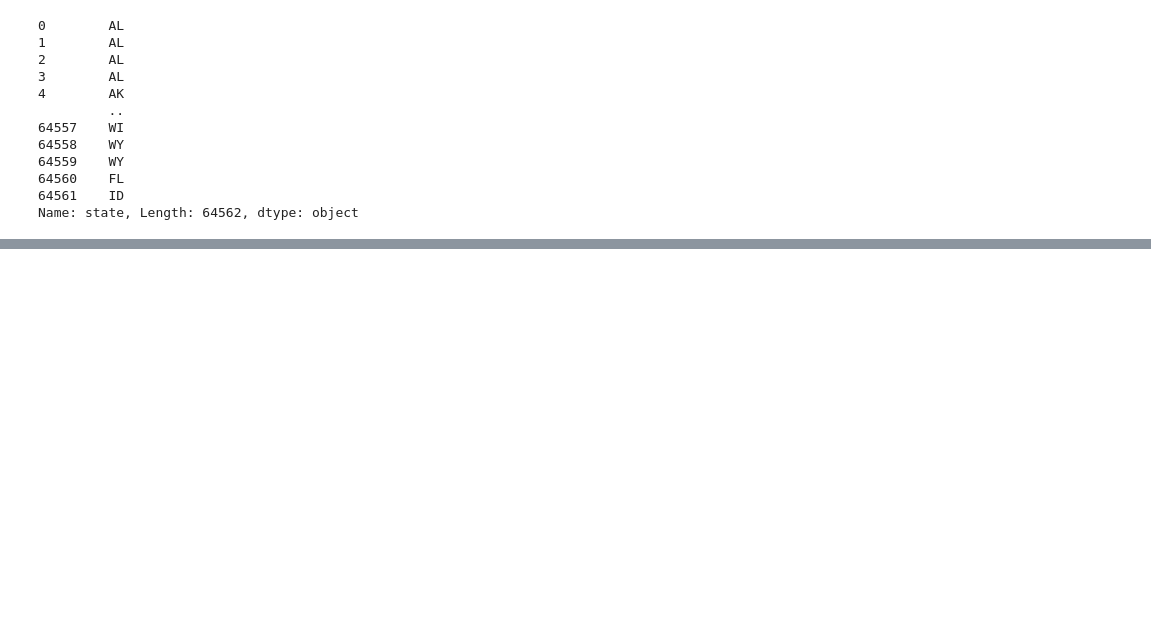
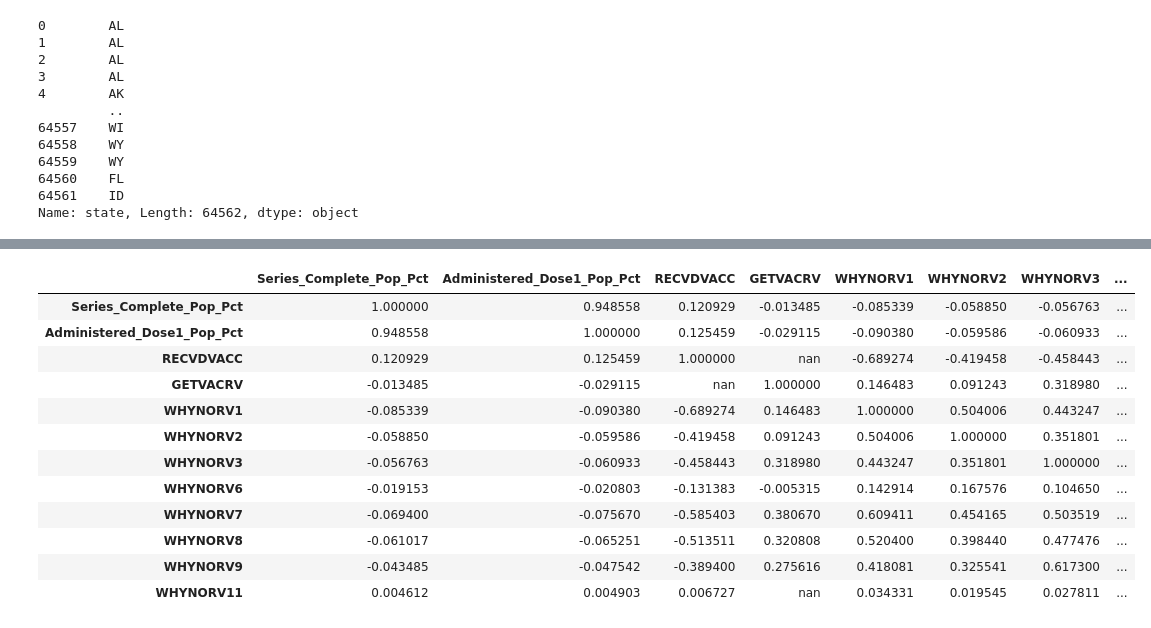
Before and after one commit to abby-wolfe/vaccine_hesitancy_ppol564_final_project, a Jupyter notebook: Vaccine_hesitancy.ipynb, the cells around one changed output, grey strips where cells are left out. Saved outputs shown, nothing was run; the diff lists cells and outputs as text; code cells hidden in the pictures; blank space fills up the shorter version.

```diff
--- a/Vaccine_hesitancy.ipynb
+++ b/Vaccine_hesitancy.ipynb
@@ -127,0 +198,28 @@ combined_df.head()
+# %%
+combined_df.WHYNORV1=combined_df.WHYNORV1.fillna(0) # side effects concern
+combined_df.WHYNORV2=combined_df.WHYNORV2.fillna(0) # unsure of vaccine protection
+combined_df.WHYNORV3=combined_df.WHYNORV3.fillna(0) # doesn't believe vaccine is necessary
+combined_df.WHYNORV6=combined_df.WHYNORV6.fillna(0) # cost concern
+combined_df.WHYNORV7=combined_df.WHYNORV7.fillna(0) # distrust of the vaccine
+combined_df.WHYNORV8=combined_df.WHYNORV8.fillna(0) # distrust of the government
+combined_df.WHYNORV9=combined_df.WHYNORV9.fillna(0) # doesn't see COVID-19 as a threat
+combined_df.WHYNORV11=combined_df.WHYNORV11.fillna(0) # believes that one dose is enough protection
+# %%
+combined_df = combined_df[['Series_Complete_Pop_Pct','Administered_Dose1_Pop_Pct','RECVDVACC','GETVACRV','WHYNORV1','WHYNORV2','WHYNORV3','WHYNORV6','WHYNORV7','WHYNORV8','WHYNORV9','WHYNORV11']]
+rs = np.random.RandomState(0)
+corr = combined_df.corr()
+corr.style.background_gradient(cmap='coolwarm')
+# %% [output]
+|  | Series_Complete_Pop_Pct | Administered_Dose1_Pop_Pct | RECVDVACC | GETVACRV | WHYNORV1 | WHYNORV2 | WHYNORV3 | ... |
+| Series_Complete_Pop_Pct | 1.000000 | 0.948558 | 0.120929 | -0.013485 | -0.085339 | -0.058850 | -0.056763 | ... |
+| Administered_Dose1_Pop_Pct | 0.948558 | 1.000000 | 0.125459 | -0.029115 | -0.090380 | -0.059586 | -0.060933 | ... |
+| RECVDVACC | 0.120929 | 0.125459 | 1.000000 | nan | -0.689274 | -0.419458 | -0.458443 | ... |
+| GETVACRV | -0.013485 | -0.029115 | nan | 1.000000 | 0.146483 | 0.091243 | 0.318980 | ... |
+| WHYNORV1 | -0.085339 | -0.090380 | -0.689274 | 0.146483 | 1.000000 | 0.504006 | 0.443247 | ... |
+| WHYNORV2 | -0.058850 | -0.059586 | -0.419458 | 0.091243 | 0.504006 | 1.000000 | 0.351801 | ... |
+| WHYNORV3 | -0.056763 | -0.060933 | -0.458443 | 0.318980 | 0.443247 | 0.351801 | 1.000000 | ... |
+| WHYNORV6 | -0.019153 | -0.020803 | -0.131383 | -0.005315 | 0.142914 | 0.167576 | 0.104650 | ... |
+| WHYNORV7 | -0.069400 | -0.075670 | -0.585403 | 0.380670 | 0.609411 | 0.454165 | 0.503519 | ... |
+| WHYNORV8 | -0.061017 | -0.065251 | -0.513511 | 0.320808 | 0.520400 | 0.398440 | 0.477476 | ... |
+| WHYNORV9 | -0.043485 | -0.047542 | -0.389400 | 0.275616 | 0.418081 | 0.325541 | 0.617300 | ... |
+| WHYNORV11 | 0.004612 | 0.004903 | 0.006727 | nan | 0.034331 | 0.019545 | 0.027811 | ... |
```
Also changed, not shown: parts of 16 cells of this notebook.
